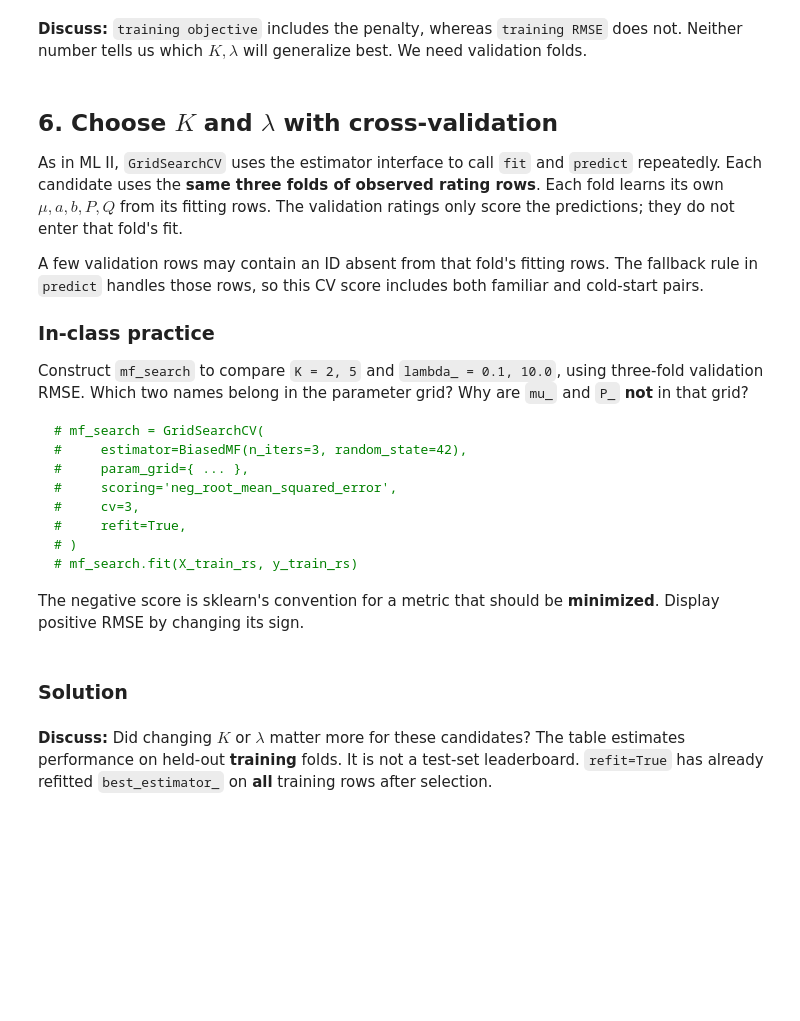
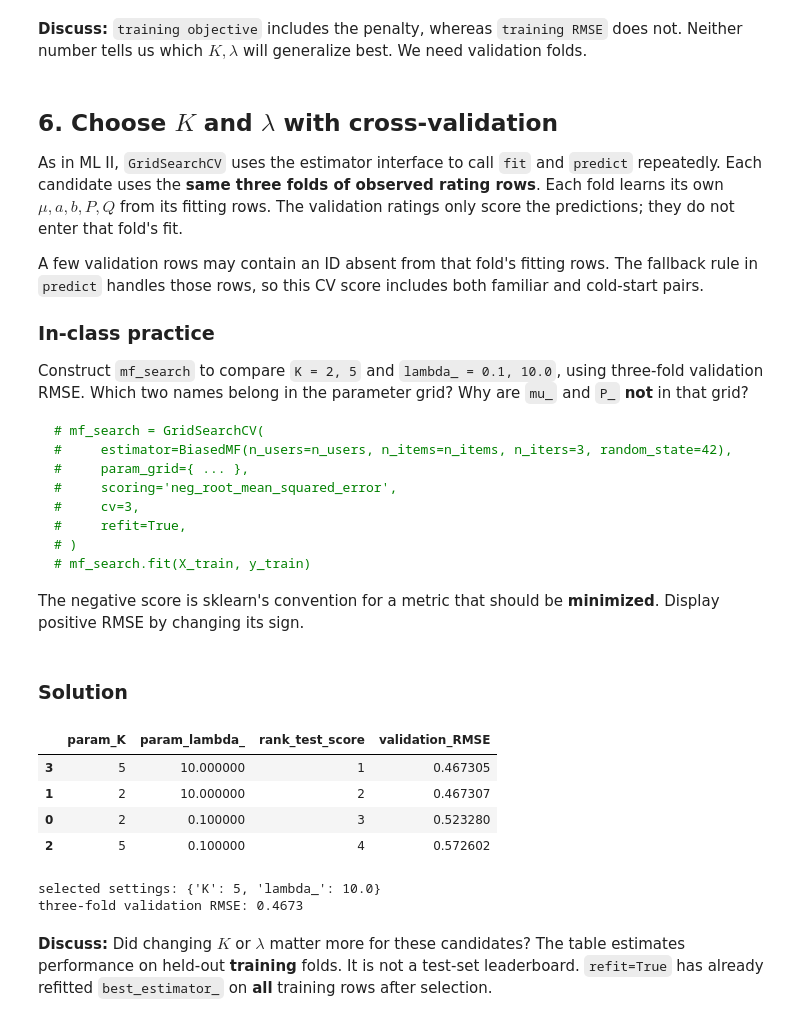
Before and after one commit to statmlben/CUHK-STAT3009, a Jupyter notebook: nb/STAT3009_MF.ipynb, the cells around one changed output. Cells and saved outputs as stored; diff of their text form; code cells hidden in the pictures; blank space fills up the shorter version.

````diff
--- a/nb/STAT3009_MF.ipynb
+++ b/nb/STAT3009_MF.ipynb
@@ -31,6 +31,7 @@ from sklearn.base import BaseEstimator, RegressorMixin
 from sklearn.linear_model import Ridge
 from sklearn.metrics import root_mean_squared_error
 from sklearn.model_selection import GridSearchCV
+from sklearn.preprocessing import LabelEncoder
 from sklearn.utils.validation import check_is_fitted
 
 pd.set_option('display.max_rows', 12)
@@ -41,4 +42,7 @@ RS_BASE_URL = (
     'statmlben/CUHK-STAT3009/main/dataset/b-rs'
 )
 rs_train = pd.read_csv(f'{RS_BASE_URL}/train.csv')
+rs_test_pairs = pd.read_csv(
+    f'{RS_BASE_URL}/test.csv', usecols=['user_id', 'movie_id']
+)
 display(rs_train[['user_id', 'movie_id', 'rating']].head())
@@ -191,8 +241,10 @@ The supplied class performs the same Ridge calculation for **every observed item
 For an unseen user or item, the corresponding bias and interaction cannot be looked up. `predict` falls back to the known terms: $\mu+b_i$, $\mu+a_u$, or just $\mu$. This is the same idea as the three-mean notebook.
 # %%
 class BiasedMF(RegressorMixin, BaseEstimator):
-    def __init__(self, K=2, lambda_=1.0, n_iters=3, random_state=42):
-        # Settings chosen before fit; GridSearchCV can read and change them.
+    def __init__(self, n_users, n_items, K=2, lambda_=1.0, n_iters=3, random_state=42):
+        # Dataset dimensions and settings are available to GridSearchCV.
+        self.n_users = n_users
+        self.n_items = n_items
         self.K = K
         self.lambda_ = lambda_
         self.n_iters = n_iters
@@ -203,13 +255,13 @@ class BiasedMF(RegressorMixin, BaseEstimator):
         y = np.asarray(y, dtype=float)
         if X.ndim != 2 or X.shape[1] != 2 or len(X) != len(y) or len(y) == 0:
             raise ValueError('X must have two ID columns and match a nonempty y.')
-        if np.any(X < 0):
-            raise ValueError('User and item IDs must be nonnegative integers.')
+        if np.any(X < 0) or np.any(X[:, 0] >= self.n_users) or np.any(X[:, 1] >= self.n_items):
+            raise ValueError('User and item IDs must lie within the supplied dimensions.')
         if self.K < 1 or self.lambda_ < 0 or self.n_iters < 1:
             raise ValueError('Use K >= 1, lambda_ >= 0, and n_iters >= 1.')
 
         users, items = X[:, 0], X[:, 1]
-        n_users, n_items = users.max() + 1, items.max() + 1
+        n_users, n_items = self.n_users, self.n_items
         self.mu_ = y.mean()  # recomputed from this fit's rows, including in CV
         self.a_ = np.zeros(n_users)
         self.b_ = np.zeros(n_items)
@@ -289,8 +341,8 @@ class BiasedMF(RegressorMixin, BaseEstimator):
 
 The constructor stores settings; `fit` creates learned attributes ending in `_`. The objective should go down (or remain the same) after complete ALS iterations because each Ridge update minimizes its own block of the **same** objective. The problem is not jointly convex, so this does not promise a globally best MF model.
 # %%
-mf_demo = BiasedMF(K=2, lambda_=1.0, n_iters=3, random_state=42)
-mf_demo.fit(X_train_rs, y_train_rs)
+mf_demo = BiasedMF(n_users=n_users, n_items=n_items, K=2, lambda_=1.0, n_iters=3, random_state=42)
+mf_demo.fit(X_train, y_train)
 
 print('settings:', mf_demo.get_params())
 print('learned global mean:', mf_demo.mu_)
@@ -301,5 +353,5 @@ display(pd.DataFrame({
     'training objective': mf_demo.objective_history_,
 }))
 print('training RMSE:', root_mean_squared_error(
-    y_train_rs, mf_demo.predict(X_train_rs)
+    y_train, mf_demo.predict(X_train)
 ))
@@ -318,13 +381,13 @@ Construct `mf_search` to compare `K = 2, 5` and `lambda_ = 0.1, 10.0`, using thr
 
 ```python
 # mf_search = GridSearchCV(
-#     estimator=BiasedMF(n_iters=3, random_state=42),
+#     estimator=BiasedMF(n_users=n_users, n_items=n_items, n_iters=3, random_state=42),
 #     param_grid={ ... },
 #     scoring='neg_root_mean_squared_error',
 #     cv=3,
 #     refit=True,
 # )
-# mf_search.fit(X_train_rs, y_train_rs)
+# mf_search.fit(X_train, y_train)
 ```
 
 The negative score is sklearn's convention for a metric that should be **minimized**. Display positive RMSE by changing its sign.
@@ -332,21 +395,29 @@ The negative score is sklearn's convention for a metric that should be **minimiz
 ### Solution
 # %%
 mf_search = GridSearchCV(
-    estimator=BiasedMF(n_iters=3, random_state=42),
+    estimator=BiasedMF(n_users=n_users, n_items=n_items, n_iters=3, random_state=42),
     param_grid={'K': [2, 5], 'lambda_': [0.1, 10.0]},
     scoring='neg_root_mean_squared_error',
     cv=3,
     refit=True,
 )
-mf_search.fit(X_train_rs, y_train_rs)
+mf_search.fit(X_train, y_train)
 
 cv_table = pd.DataFrame(mf_search.cv_results_)[
     ['param_K', 'param_lambda_', 'mean_test_score', 'rank_test_score']
 ].copy()
 cv_table['validation_RMSE'] = -cv_table.pop('mean_test_score')
 display(cv_table.sort_values('validation_RMSE'))
 print('selected settings:', mf_search.best_params_)
 print(f'three-fold validation RMSE: {-mf_search.best_score_:.4f}')
+# %% [output]
+|  | param_K | param_lambda_ | rank_test_score | validation_RMSE |
+| 3 | 5 | 10.000000 | 1 | 0.467305 |
+| 1 | 2 | 10.000000 | 2 | 0.467307 |
+| 0 | 2 | 0.100000 | 3 | 0.523280 |
+| 2 | 5 | 0.100000 | 4 | 0.572602 |
+selected settings: {'K': 5, 'lambda_': 10.0}
+three-fold validation RMSE: 0.4673
 # %% [markdown]
 **Discuss:** Did changing $K$ or $\lambda$ matter more for these candidates? The table estimates performance on held-out **training** folds. It is not a test-set leaderboard. `refit=True` has already refitted `best_estimator_` on **all** training rows after selection.
 # %% [markdown]
````
Also changed, not shown: parts of 14 cells of this notebook, 15 other files.
